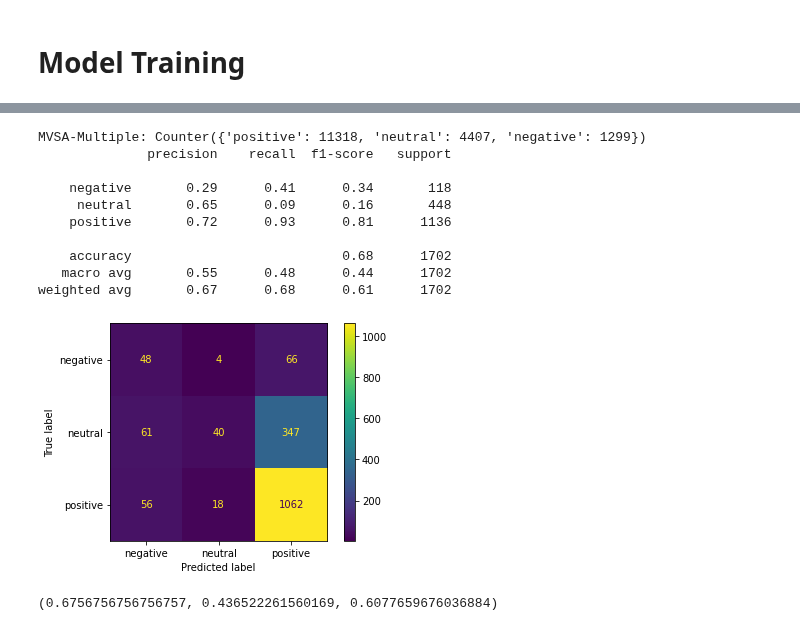
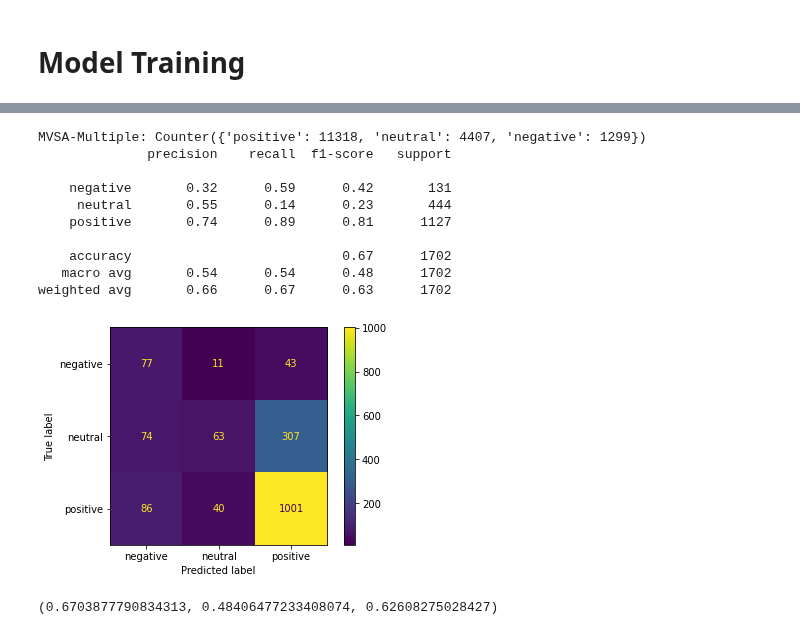
Before and after one commit to nhmt120/multimodal-sentiment-analysis, a Jupyter notebook: mvsa-final-model.ipynb, the cells around one changed output, grey strips where cells are left out. Drawn from its saved outputs; the diff is of its cells as text; code cells hidden in the pictures.

Commit message:
With IF dropout 0.2

```diff
--- a/mvsa-final-model.ipynb
+++ b/mvsa-final-model.ipynb
@@ -166,7 +166,7 @@ def create_model_IF(text_shape, image_shape, lstm=True):
     else:
         text_image_concat = Concatenate(axis=1)([text_input, image_input])
     concat_self_attention = Attention() ([text_image_concat, text_image_concat])
-#     concat_self_attention = Dropout(DROPOUT_RATE) (concat_self_attention)
+    concat_self_attention = Dropout(DROPOUT_RATE) (concat_self_attention)
     outputs = Dense(NUM_CLASSES, activation='softmax') (concat_self_attention)
     model = Model([text_input, image_input], outputs)
     model.compile(optimizer=OPTIMIZER, loss=LOSS, metrics=METRICS)
@@ -182,18 +182,17 @@ def run_and_evaluate_HF(name, X1, X2, y, verbose=0, lstm=True):
     y = le.transform(y)
     y = to_categorical(np.asarray(y))
 
-    random_idx = np.random.permutation(len(label_inputs))
+    random_idx = np.random.permutation(len(y))
     X1, X2, y = X1[random_idx], X2[random_idx], y[random_idx]
 
     X1_train, X1_val, X1_test = split_data(X1, VALIDATION_SPLIT)
     X2_train, X2_val, X2_test = split_data(X2, VALIDATION_SPLIT)
     y_train, y_val, y_test = split_data(y, VALIDATION_SPLIT)
 
-    oversample = BorderlineSMOTE(sampling_strategy='minority', random_state=SEED, kind='borderline-2')
+    oversample = BorderlineSMOTE(sampling_strategy='minority', random_state=SEED, kind='borderline-1')
 #     oversample = SMOTE(sampling_strategy='minority', random_state=SEED)
     X1_train, _ = oversample.fit_resample(X1_train, y_train)
     X2_train, y_train = oversample.fit_resample(X2_train, y_train)
-
 
     if lstm == False:
         model_text = create_model_text(X1_train.shape[1:], lstm=False)
@@ -210,10 +209,11 @@ def run_and_evaluate_HF(name, X1, X2, y, verbose=0, lstm=True):
     checkpoint_image = ModelCheckpoint('./model_checkpoint/{}-image.h5'.format(name), save_best_only=True, verbose=verbose)
     checkpoint_IF = ModelCheckpoint('./model_checkpoint/{}-IF.h5'.format(name), save_best_only=True, verbose=verbose)
 
-    if 'multiple' in name:
-        batch_size = 256
-    else:
-        batch_size = BATCH_SIZE # 128
+    batch_size = BATCH_SIZE
+#     if 'multiple' in name:
+#         batch_size = 256
+#     else:
+#         batch_size = BATCH_SIZE # 128
 
     history_text = model_text.fit(X1_train, y_train, validation_data=(X1_val, y_val),
                         epochs=EPOCHS, batch_size=batch_size, verbose=verbose,
@@ -409,25 +407,23 @@ weighted avg       0.66      0.66      0.61       451
 # %%
 counter_multiple = Counter(mvsa_multiple_multimodal_labels)
 print('MVSA-Multiple:', counter_multiple)
 
-text_inputs = merge_dim(mvsa_multiple_bert)
-image_inputs = mvsa_multiple_vgg19
+text_inputs = merge_dim(mvsa_multiple_bert, mvsa_multiple_pos_tfidf)
+image_inputs = mvsa_multiple_densenet201
 label_inputs = mvsa_multiple_multimodal_labels
 
-random_idx = np.random.permutation(len(label_inputs))
-text_inputs, image_inputs, label_inputs = text_inputs[random_idx], image_inputs[random_idx], label_inputs[random_idx]
-
 run_and_evaluate_HF('HF-multiple', text_inputs, image_inputs, label_inputs, verbose=VERBOSE)
+# IF drop 0.2 SMOTE b1
 # %% [output]
 MVSA-Multiple: Counter({'positive': 11318, 'neutral': 4407, 'negative': 1299})
               precision    recall  f1-score   support
 
-    negative       0.29      0.41      0.34       118
-     neutral       0.65      0.09      0.16       448
-    positive       0.72      0.93      0.81      1136
+    negative       0.32      0.59      0.42       131
+     neutral       0.55      0.14      0.23       444
+    positive       0.74      0.89      0.81      1127
 
-    accuracy                           0.68      1702
-   macro avg       0.55      0.48      0.44      1702
-weighted avg       0.67      0.68      0.61      1702
+    accuracy                           0.67      1702
+   macro avg       0.54      0.54      0.48      1702
+weighted avg       0.66      0.67      0.63      1702
-[figure, old version]
+[figure, new version]
-(0.6756756756756757, 0.436522261560169, 0.6077659676036884)
+(0.6703877790834313, 0.48406477233408074, 0.62608275028427)
```
Also changed, not shown: parts of 3 cells of this notebook.
